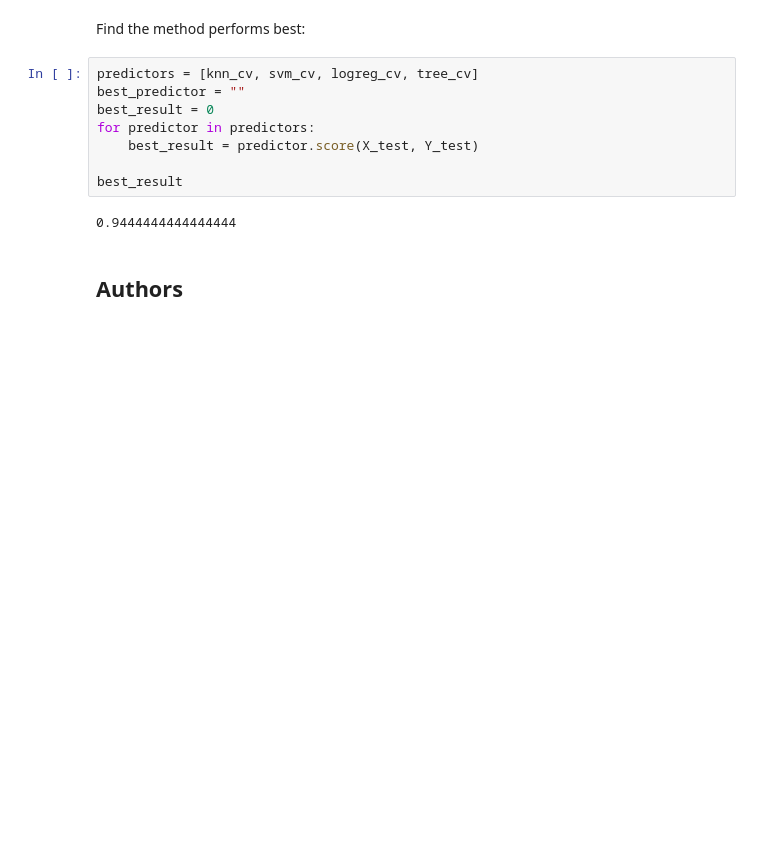
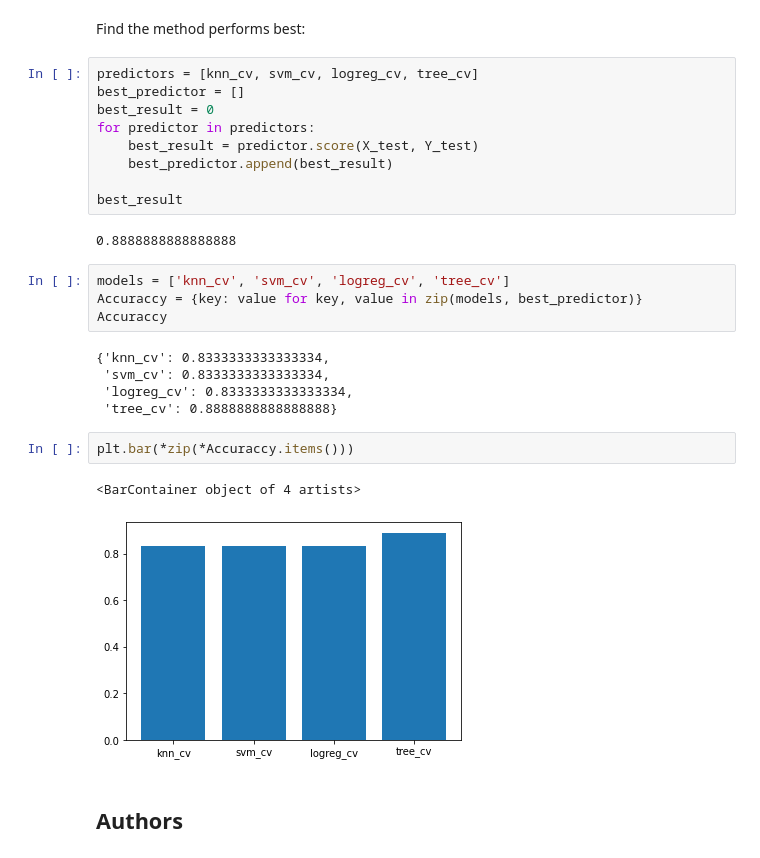
Before and after one commit to Ashfaque386/Coursera_Data_Science, a Jupyter notebook: Machine Learning Prediction.ipynb, the cells around one changed output. Cells and saved outputs as stored; diff of their text form; blank space fills up the shorter version.

```diff
--- a/Machine Learning Prediction.ipynb
+++ b/Machine Learning Prediction.ipynb
@@ -353,14 +353,29 @@ plot_confusion_matrix(Y_test,yhat)
 Find the method performs best:
 # %%
 predictors = [knn_cv, svm_cv, logreg_cv, tree_cv]
-best_predictor = ""
+best_predictor = []
 best_result = 0
 for predictor in predictors:
     best_result = predictor.score(X_test, Y_test)
+    best_predictor.append(best_result)
 
 best_result
 # %% [output]
-0.9444444444444444
+0.8888888888888888
+# %%
+models = ['knn_cv', 'svm_cv', 'logreg_cv', 'tree_cv']
+Accuraccy = {key: value for key, value in zip(models, best_predictor)}
+Accuraccy
+# %% [output]
+{'knn_cv': 0.8333333333333334,
+ 'svm_cv': 0.8333333333333334,
+ 'logreg_cv': 0.8333333333333334,
+ 'tree_cv': 0.8888888888888888}
+# %%
+plt.bar(*zip(*Accuraccy.items()))
+# %% [output]
+<BarContainer object of 4 artists>
+[figure, added]
 # %% [markdown]
 ## Authors
 # %% [markdown]
```
Also changed, not shown: parts of 2 cells of this notebook.
